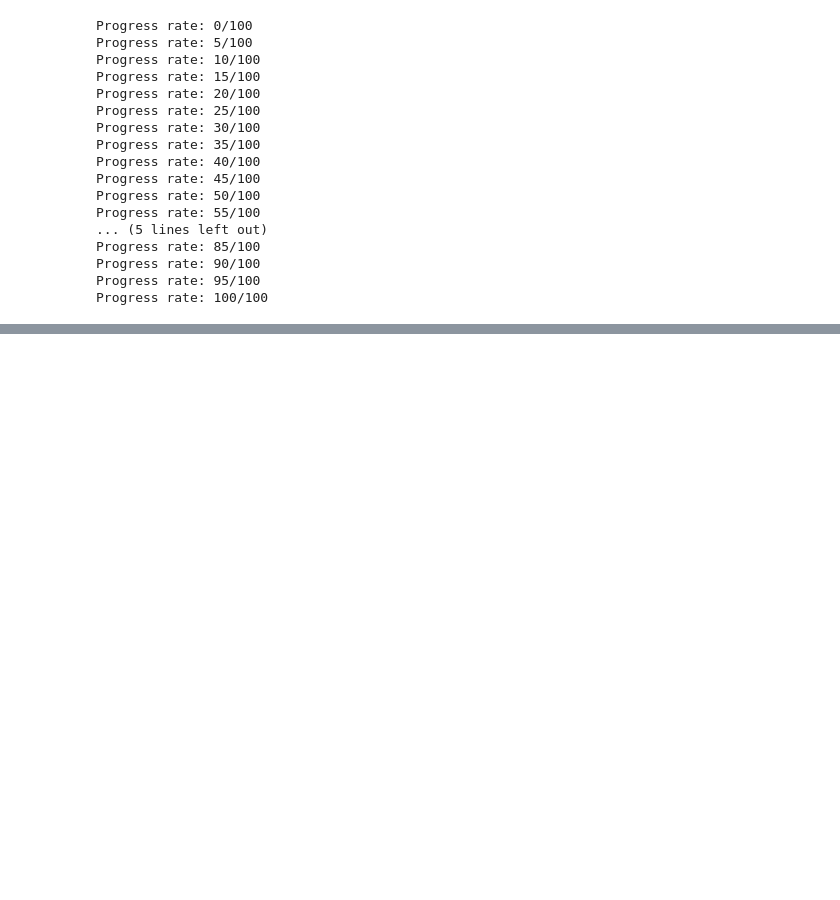
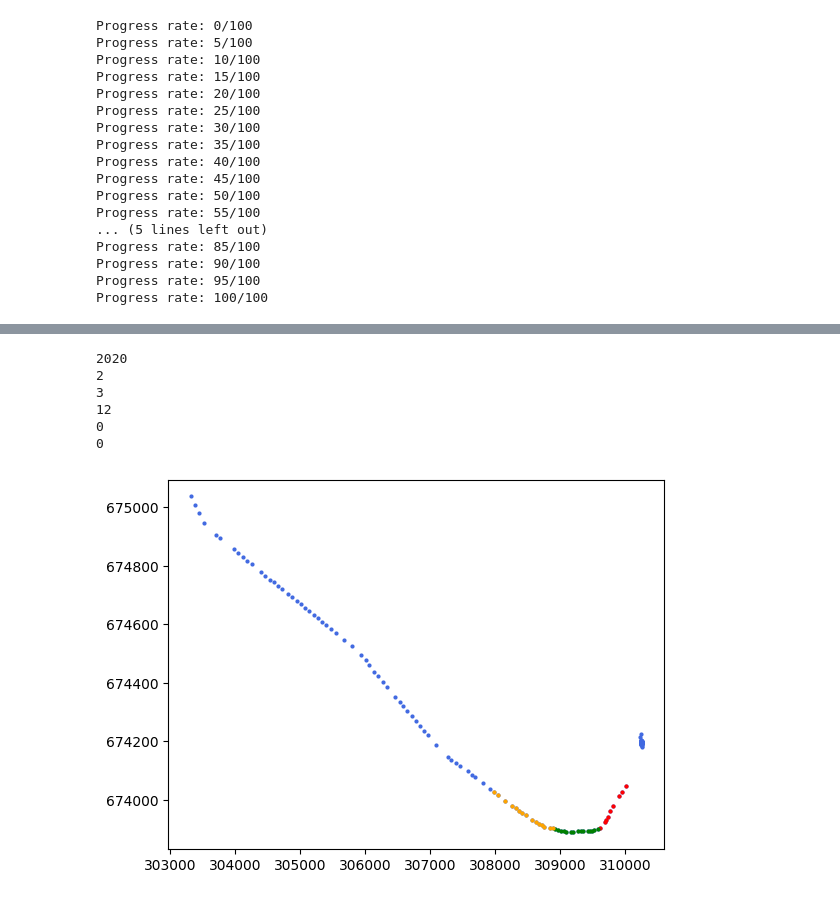
Before and after one commit to Predicting-marine-traffic-conditions/Predict-Maritime-Congestion_Sol2, a Jupyter notebook: PredictMaineCongestion.ipynb, the cells around one changed output, grey strips where cells are left out. Cells and saved outputs as stored; diff of their text form; code cells hidden in the pictures; blank space fills up the shorter version.

```diff
--- a/PredictMaineCongestion.ipynb
+++ b/PredictMaineCongestion.ipynb
@@ -486,0 +508,27 @@ LSTM columns - 각 Grid에 대한 정보 (멀리있는 Grid부터 입력)
+# %%
+print(date_time_current.year)
+print(date_time_current.month)
+print(date_time_current.day)
+print(date_time_current.hour)
+print(date_time_current.minute)
+print(date_time_current.second)
+# %% [output]
+2020
+2
+3
+12
+0
+0
+# %%
+x = ais_dict[mmsis[2]].경도.tolist()
+y = ais_dict[mmsis[2]].위도.tolist()
+
+# temp = 140
+x, y = m(x, y)
+plt.plot(x, y, 'o', c='royalblue', alpha=1, markersize=2)
+plt.plot(x[126:135], y[126:135], 'o', c='red', alpha=1, markersize=2)
+plt.plot(x[135:150], y[135:150], 'o', c='green', alpha=1, markersize=2)
+plt.plot(x[150:165], y[150:165], 'o', c='orange', alpha=1, markersize=2)
+plt.show()
+# %% [output]
+[figure, added]
```
Also changed, not shown: parts of 15 cells of this notebook, 1 other file.
